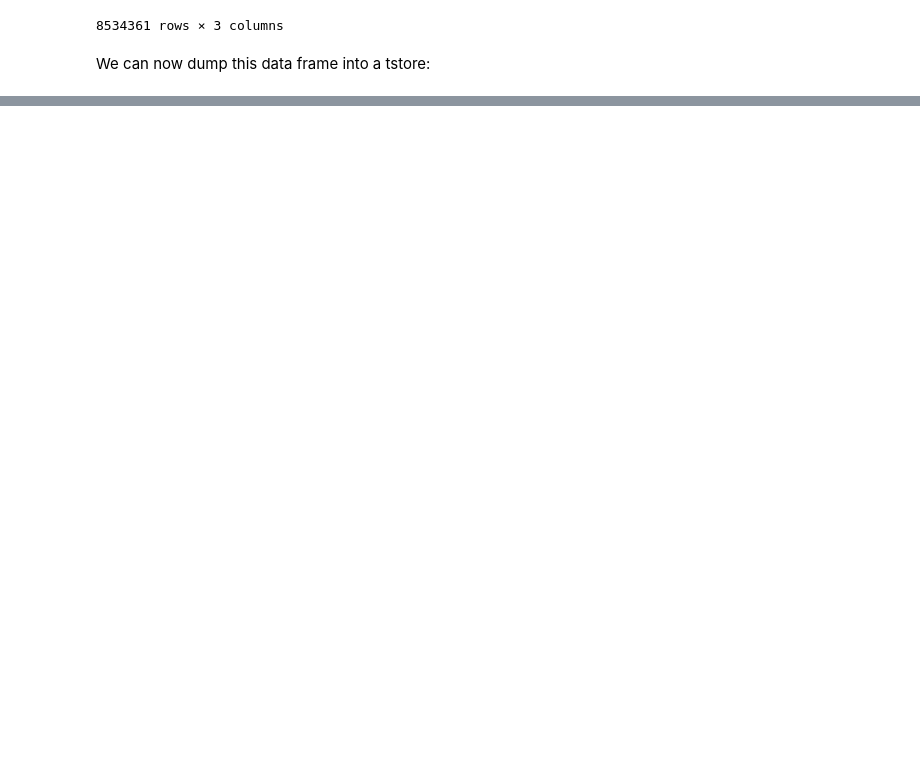
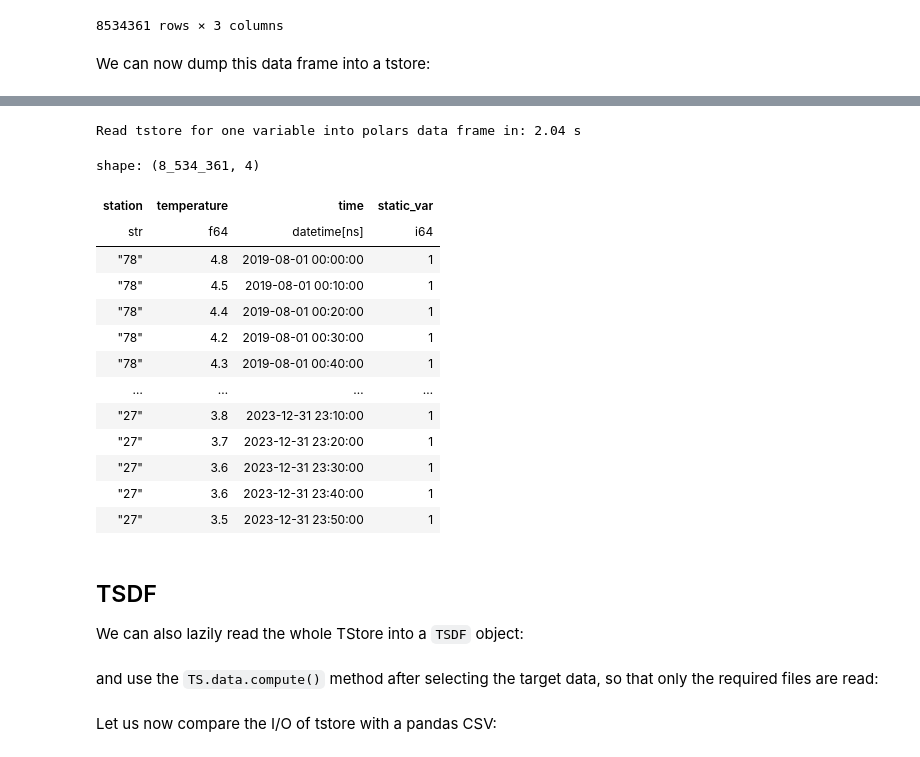
Before and after one commit to ltelab/tstore, a Jupyter notebook: tutorials/01-your-first-tstore.ipynb, the cells around one changed output, grey strips where cells are left out. Drawn from its saved outputs; the diff is of its cells as text; code cells hidden in the pictures; blank space fills up the shorter version.

```diff
--- a/tutorials/01-your-first-tstore.ipynb
+++ b/tutorials/01-your-first-tstore.ipynb
@@ -279,0 +340,28 @@ As we can see, dumping the data to a tstore is about 18 times faster and takes a
+# %%
+start = time.time()
+variable = "temperature"
+ts_pl_df = tstore.open_tslong(tstore_dir, ts_variables=variable, backend="polars")
+print(
+    f"Read tstore for one variable into polars data frame in: {time.time() - start:.2f} s",
+)
+ts_pl_df
+# %% [output]
+Read tstore for one variable into polars data frame in: 2.04 s
+shape: (8_534_361, 4)
+| station | temperature | time | static_var |
+| str | f64 | datetime[ns] | i64 |
+| "78" | 4.8 | 2019-08-01 00:00:00 | 1 |
+| "78" | 4.5 | 2019-08-01 00:10:00 | 1 |
+| "78" | 4.4 | 2019-08-01 00:20:00 | 1 |
+| "78" | 4.2 | 2019-08-01 00:30:00 | 1 |
+| "78" | 4.3 | 2019-08-01 00:40:00 | 1 |
+| … | … | … | … |
+| "27" | 3.8 | 2023-12-31 23:10:00 | 1 |
+| "27" | 3.7 | 2023-12-31 23:20:00 | 1 |
+| "27" | 3.6 | 2023-12-31 23:30:00 | 1 |
+| "27" | 3.6 | 2023-12-31 23:40:00 | 1 |
+| "27" | 3.5 | 2023-12-31 23:50:00 | 1 |
+# %% [markdown]
+## TSDF
+
+We can also lazily read the whole TStore into a `TSDF` object:
@@ -279,0 +371,2 @@ As we can see, dumping the data to a tstore is about 18 times faster and takes a
+# %% [markdown]
+and use the `TS.data.compute()` method after selecting the target data, so that only the required files are read:
@@ -279,0 +375,2 @@ As we can see, dumping the data to a tstore is about 18 times faster and takes a
+# %% [markdown]
+Let us now compare the I/O of tstore with a pandas CSV:
```
Also changed, not shown: parts of 22 cells of this notebook.
